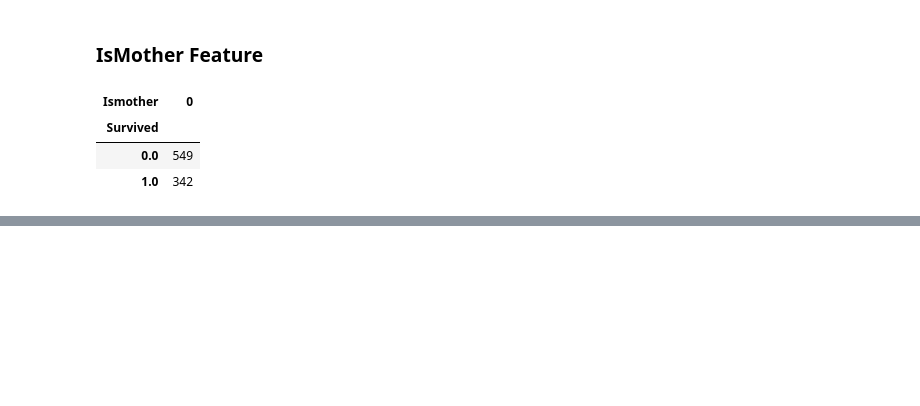
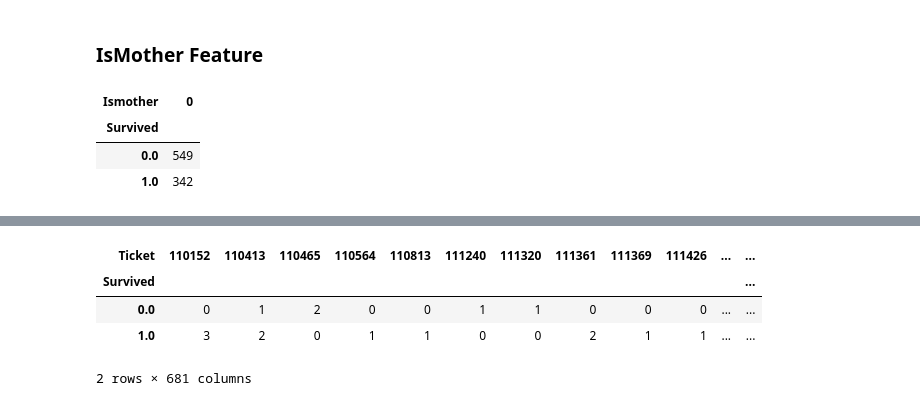
Before and after one commit to Emmanuelfoeh/Titanic-, a Jupyter notebook: notebooks/Titanic dataset.ipynb, the cells around one changed output, grey strips where cells are left out. Saved outputs shown, nothing was run; the diff lists cells and outputs as text; code cells hidden in the pictures; blank space fills up the shorter version.

```diff
--- a/notebooks/Titanic dataset.ipynb
+++ b/notebooks/Titanic dataset.ipynb
@@ -859,0 +997,8 @@ pd.crosstab(df[df.Survived != -888].Survived, df[df.Survived != -888].Ismother)
+# %%
+pd.crosstab(df[df.Survived !=-888].Survived, df[df.Survived!=-888].Ticket)
+# %% [output]
+| Ticket | 110152 | 110413 | 110465 | 110564 | 110813 | 111240 | 111320 | 111361 | 111369 | 111426 | ... | ... |
+| Survived |  |  |  |  |  |  |  |  |  |  |  | ... |
+| 0.0 | 0 | 1 | 2 | 0 | 0 | 1 | 1 | 0 | 0 | 0 | ... | ... |
+| 1.0 | 3 | 2 | 0 | 1 | 1 | 0 | 0 | 2 | 1 | 1 | ... | ... |
+2 rows × 681 columns
```
Also changed, not shown: parts of 37 cells of this notebook.
